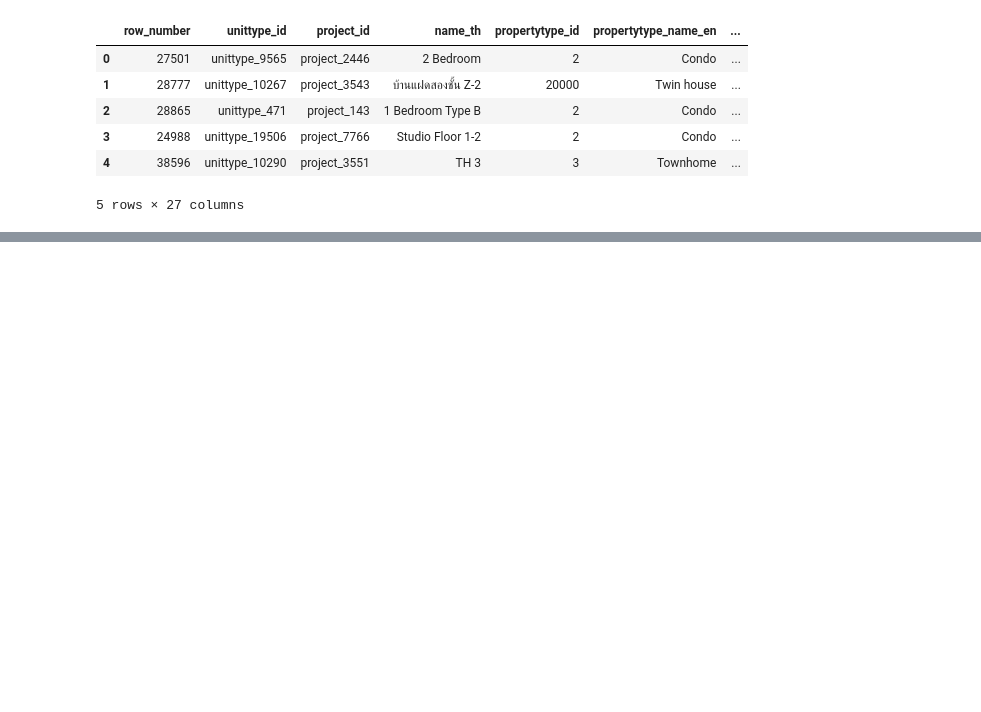
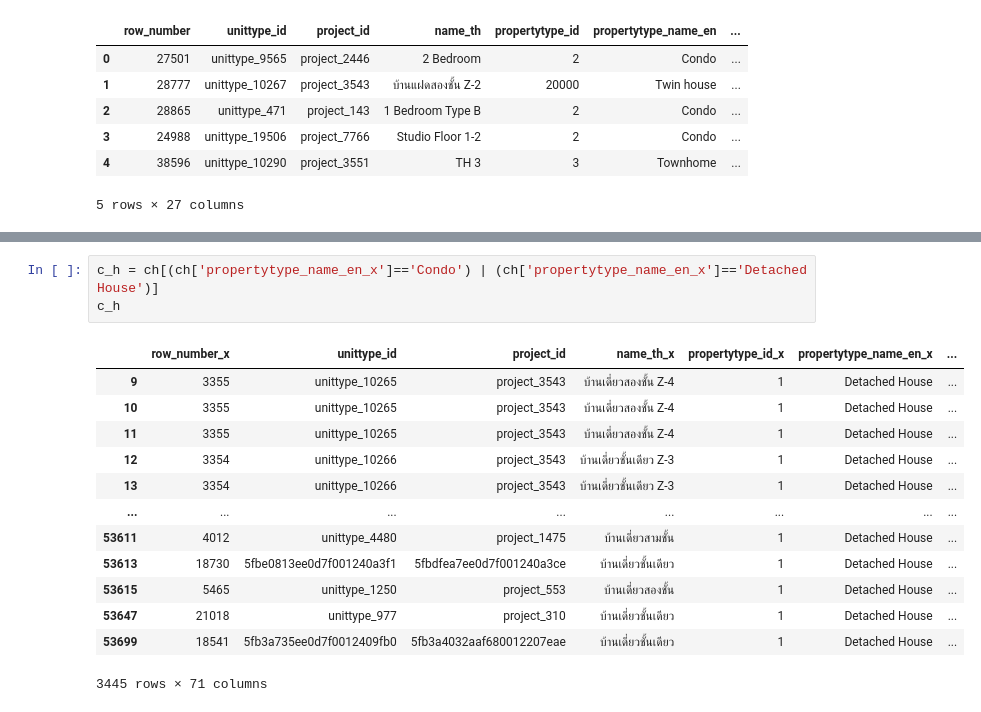
Before and after one commit to Ninkrn/BasicProg_Dataviz65, a Jupyter notebook: DataViz01_Table_Data.ipynb, the cells around one changed output, grey strips where cells are left out. Drawn from its saved outputs; the diff is of its cells as text; blank space fills up the shorter version.

```diff
--- a/DataViz01_Table_Data.ipynb
+++ b/DataViz01_Table_Data.ipynb
@@ -166,0 +208,17 @@ unit.head()
+# %%
+c_h = ch[(ch['propertytype_name_en_x']=='Condo') | (ch['propertytype_name_en_x']=='Detached House')]
+c_h
+# %% [output]
+|  | row_number_x | unittype_id | project_id | name_th_x | propertytype_id_x | propertytype_name_en_x | ... |
+| 9 | 3355 | unittype_10265 | project_3543 | บ้านเดี่ยวสองชั้น Z-4 | 1 | Detached House | ... |
+| 10 | 3355 | unittype_10265 | project_3543 | บ้านเดี่ยวสองชั้น Z-4 | 1 | Detached House | ... |
+| 11 | 3355 | unittype_10265 | project_3543 | บ้านเดี่ยวสองชั้น Z-4 | 1 | Detached House | ... |
+| 12 | 3354 | unittype_10266 | project_3543 | บ้านเดี่ยวชั้นเดียว Z-3 | 1 | Detached House | ... |
+| 13 | 3354 | unittype_10266 | project_3543 | บ้านเดี่ยวชั้นเดียว Z-3 | 1 | Detached House | ... |
+| ... | ... | ... | ... | ... | ... | ... | ... |
+| 53611 | 4012 | unittype_4480 | project_1475 | บ้านเดี่ยวสามชั้น | 1 | Detached House | ... |
+| 53613 | 18730 | 5fbe0813ee0d7f001240a3f1 | 5fbdfea7ee0d7f001240a3ce | บ้านเดี่ยวชั้นเดียว | 1 | Detached House | ... |
+| 53615 | 5465 | unittype_1250 | project_553 | บ้านเดี่ยวสองชั้น | 1 | Detached House | ... |
+| 53647 | 21018 | unittype_977 | project_310 | บ้านเดี่ยวชั้นเดียว | 1 | Detached House | ... |
+| 53699 | 18541 | 5fb3a735ee0d7f0012409fb0 | 5fb3a4032aaf680012207eae | บ้านเดี่ยวชั้นเดียว | 1 | Detached House | ... |
+3445 rows × 71 columns
```
Also changed, not shown: parts of 5 cells of this notebook.
